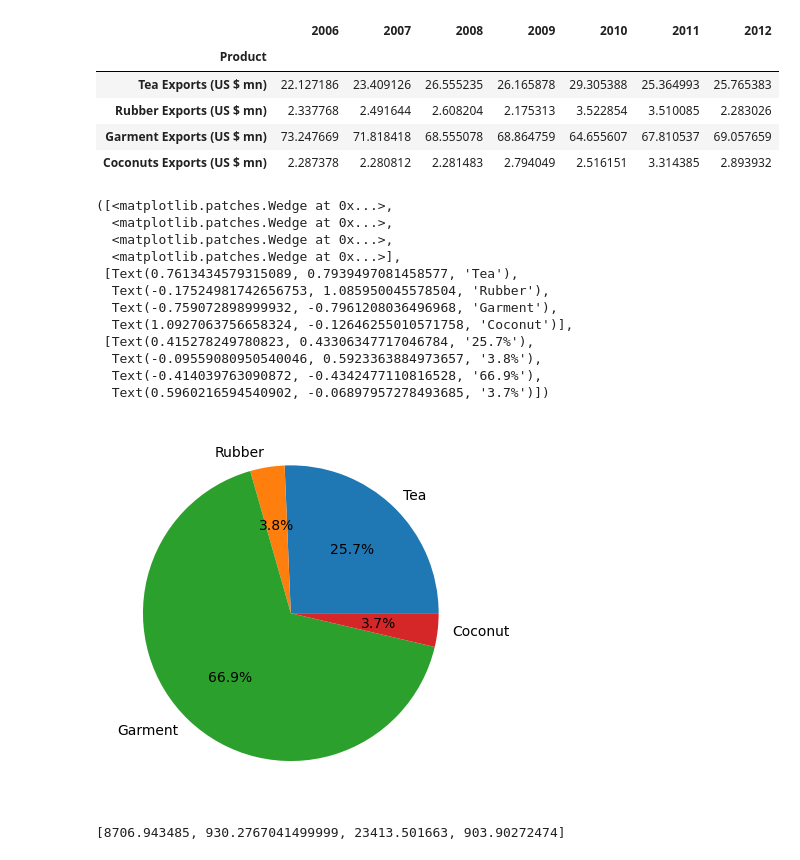
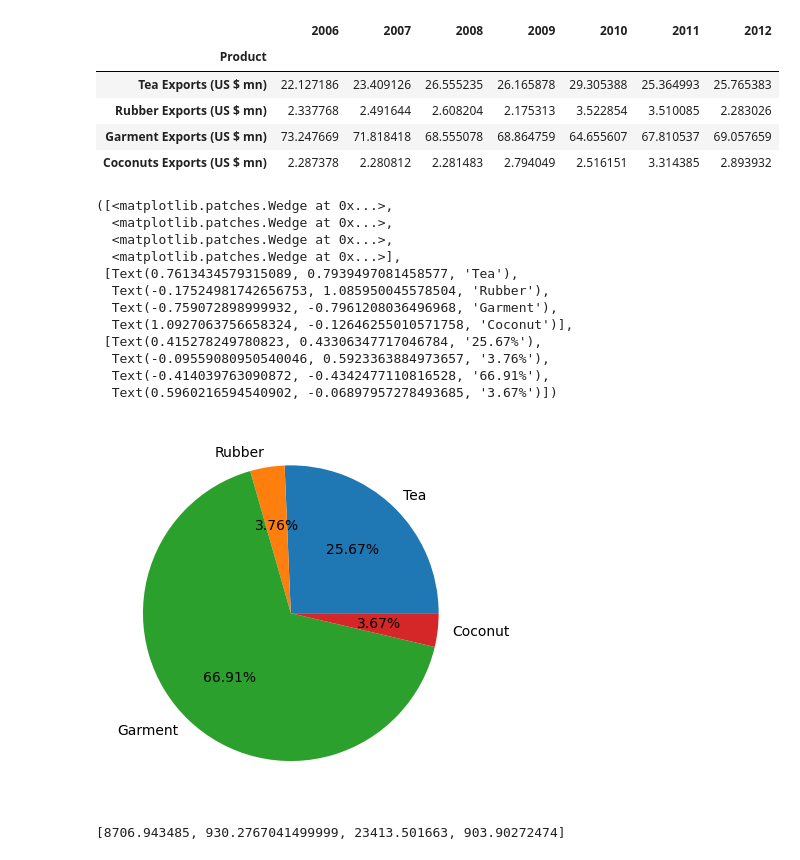
Before and after one commit to ChamikaGunarathna/Exports-Analysis, a Jupyter notebook: analyzis.ipynb, the cells around one changed output. Saved outputs shown, nothing was run; the diff lists cells and outputs as text; code cells hidden in the pictures.

```diff
--- a/analyzis.ipynb
+++ b/analyzis.ipynb
@@ -159,31 +164,31 @@ total_exports_per
 | Garment Exports (US $ mn) | 73.247669 | 71.818418 | 68.555078 | 68.864759 | 64.655607 | 67.810537 | 69.057659 |
 | Coconuts Exports (US $ mn) | 2.287378 | 2.280812 | 2.281483 | 2.794049 | 2.516151 | 3.314385 | 2.893932 |
 # %%
-#getting average exports
+#getting average exports pie chart
 totat_exports_stats= total_exports_per.transpose()
 stats = totat_exports_stats.describe()
 total_exports_per['Average'] = stats.mean()
 total_exports_per = total_exports_per.reset_index()
 
 labels = 'Tea', 'Rubber', 'Garment', 'Coconut'
 sizes = total_exports_per['Average']
 
 fig, ax = plt.subplots()
-ax.pie(sizes, labels=labels,autopct='%1.1f%%')
+ax.pie(sizes, labels=labels,autopct='%1.2f%%')
 # %% [output]
 ([<matplotlib.patches.Wedge at 0x...>,
   <matplotlib.patches.Wedge at 0x...>,
   <matplotlib.patches.Wedge at 0x...>,
   <matplotlib.patches.Wedge at 0x...>],
  [Text(0.7613434579315089, 0.7939497081458577, 'Tea'),
   Text(-0.17524981742656753, 1.085950045578504, 'Rubber'),
   Text(-0.759072898999932, -0.7961208036496968, 'Garment'),
   Text(1.0927063756658324, -0.12646255010571758, 'Coconut')],
- [Text(0.415278249780823, 0.43306347717046784, '25.7%'),
-  Text(-0.09559080950540046, 0.5923363884973657, '3.8%'),
-  Text(-0.414039763090872, -0.4342477110816528, '66.9%'),
-  Text(0.5960216594540902, -0.06897957278493685, '3.7%')])
+ [Text(0.415278249780823, 0.43306347717046784, '25.67%'),
+  Text(-0.09559080950540046, 0.5923363884973657, '3.76%'),
+  Text(-0.414039763090872, -0.4342477110816528, '66.91%'),
+  Text(0.5960216594540902, -0.06897957278493685, '3.67%')])
-[figure, old version]
+[figure, new version]
 # %%
 #getting total sums of the exports
 total_exports_sum = total_exports.copy()
```
Also changed, not shown: parts of 18 cells of this notebook, 1 other file.
